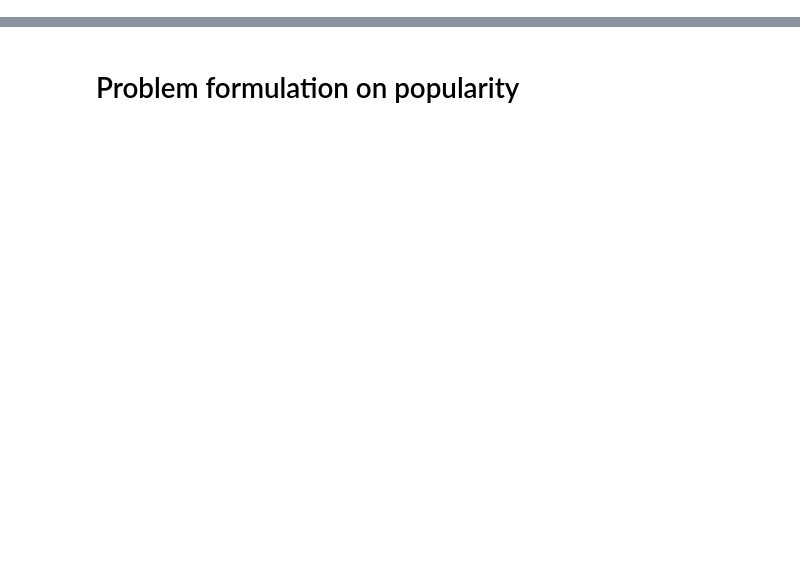
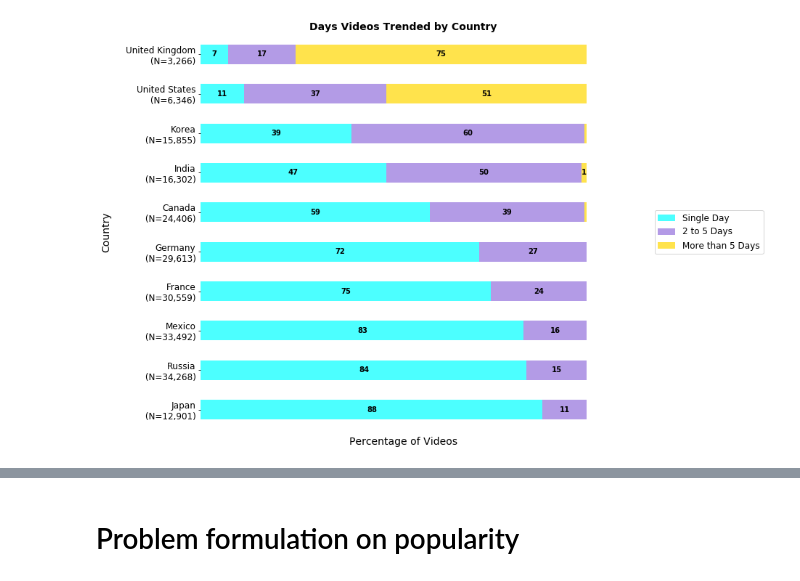
Before and after one commit to bnarath/YouTube_Trending, a Jupyter notebook: youtube-trending/Code/Analysis_Code_Final.ipynb, the cells around one changed output, grey strips where cells are left out. Cells and saved outputs as stored; diff of their text form; code cells hidden in the pictures; blank space fills up the shorter version.

```diff
--- a/youtube-trending/Code/Analysis_Code_Final.ipynb
+++ b/youtube-trending/Code/Analysis_Code_Final.ipynb
@@ -833,0 +471,78 @@ Where do video originate from?
+# %%
+#Table: Days Trending by Country
+country_percentage_df.sort_values(by="Single Day(%)", ascending=False, inplace=True)
+country_percentage_df
+
+#create stacked bar chart - by individual countries
+colors1=["cyan",  "mediumpurple", "gold" ]
+labels1=["Japan\n (N=12,901)",
+        "Russia\n (N=34,268)",
+        "Mexico\n (N=33,492)",
+        "France\n (N=30,559)",
+        "Germany\n (N=29,613)",
+        "Canada\n (N=24,406)",
+        "India\n (N=16,302)",
+        "Korea\n (N=15,855)",
+        "United States\n (N=6,346)",
+        "United Kingdom\n (N=3,266)"]
+
+legend_labels1=["Single Day", "2 to 5 Days", "More than 5 Days"]
+
+ax1 = country_percentage_df.plot(kind="barh",
+                                   stacked=True,
+                                   color=colors,
+                                   alpha=0.7,
+                                   figsize=(10,10),
+                                   fontsize=12,
+                                   rot=0)
+
+#Formatting
+_=ax1.set_frame_on(False)
+
+_=ax1.set_yticklabels(labels1)
+
+_=ax1.set_xticks([])
+
+_=ax1.set_ylabel("Country",
+              fontsize=14,
+              labelpad=20)
+
+_=ax1.set_xlabel("Percentage of Videos",
+              fontsize=14,
+              labelpad=10)
+
+_=ax1.set_title("Days Videos Trended by Country",
+             fontsize=14,
+             fontweight='bold')
+
+_=plt.legend(legend_labels,
+           loc="center right",
+           bbox_to_anchor=(1.4, 0.5),
+           fontsize=12)
+
+#data labels
+for rect in ax1.patches:
+    height = rect.get_height()
+    width = rect.get_width()
+    x = rect.get_x()
+    y = rect.get_y()
+
+    padding = 0.25
+    label_text = (int(width) if int(width)!=0 else "")
+
+    label_x = x + width - padding
+    label_y = y + height / 2
+
+    label_x = x + width/2
+    label_y = y + height - padding
+
+    _=ax1.text(label_x, label_y, label_text,
+            ha='center', va='center',
+           fontweight = "bold")
+
+
+_=plt.savefig('../Image/Days_Videos_Trended_by_Country.png',
+            bbox_inches = "tight" )
+
+plt.show()
+# %% [output]
@@ -833,0 +561 @@ Where do video originate from?
+[figure, added]
```
Also changed, not shown: parts of 105 cells of this notebook.
